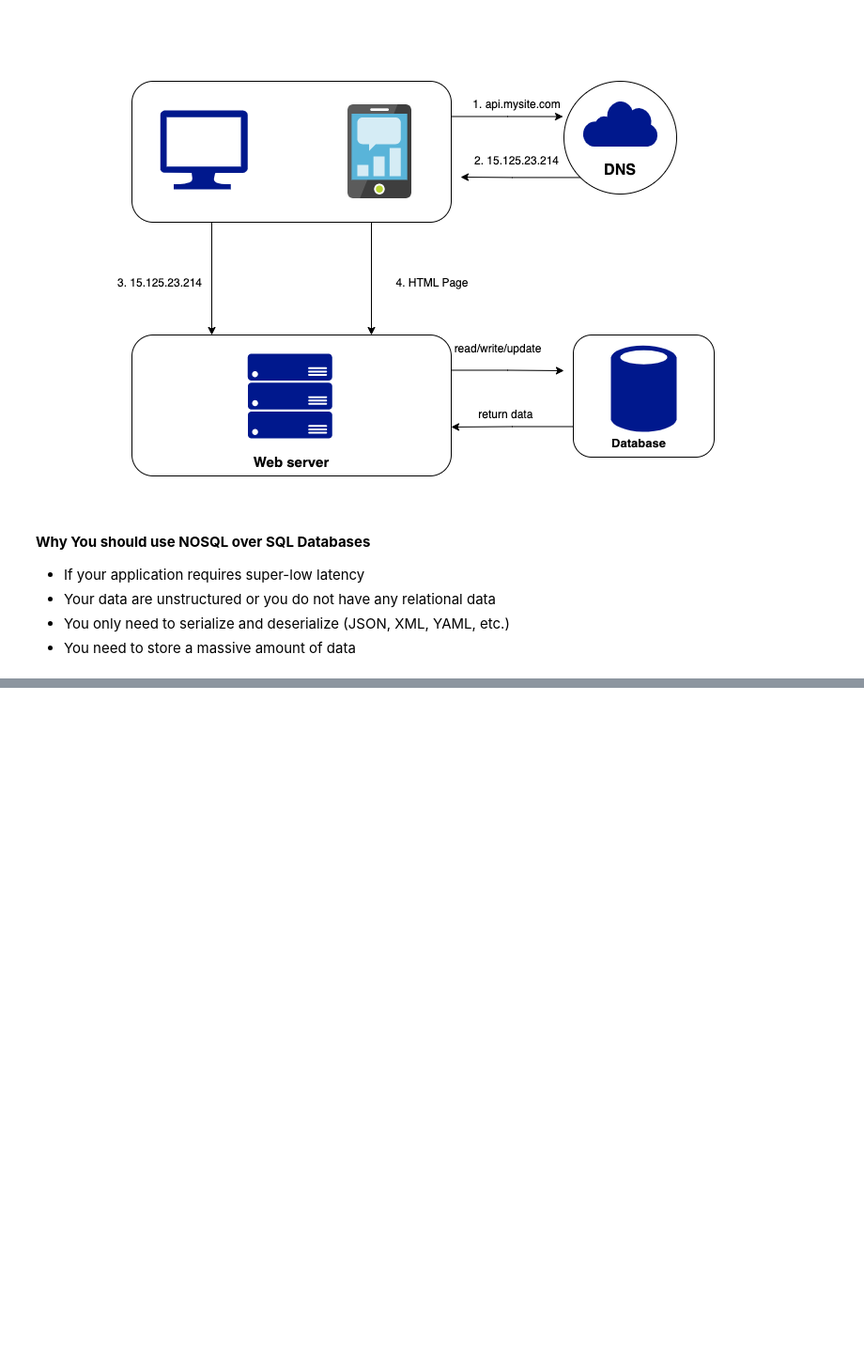
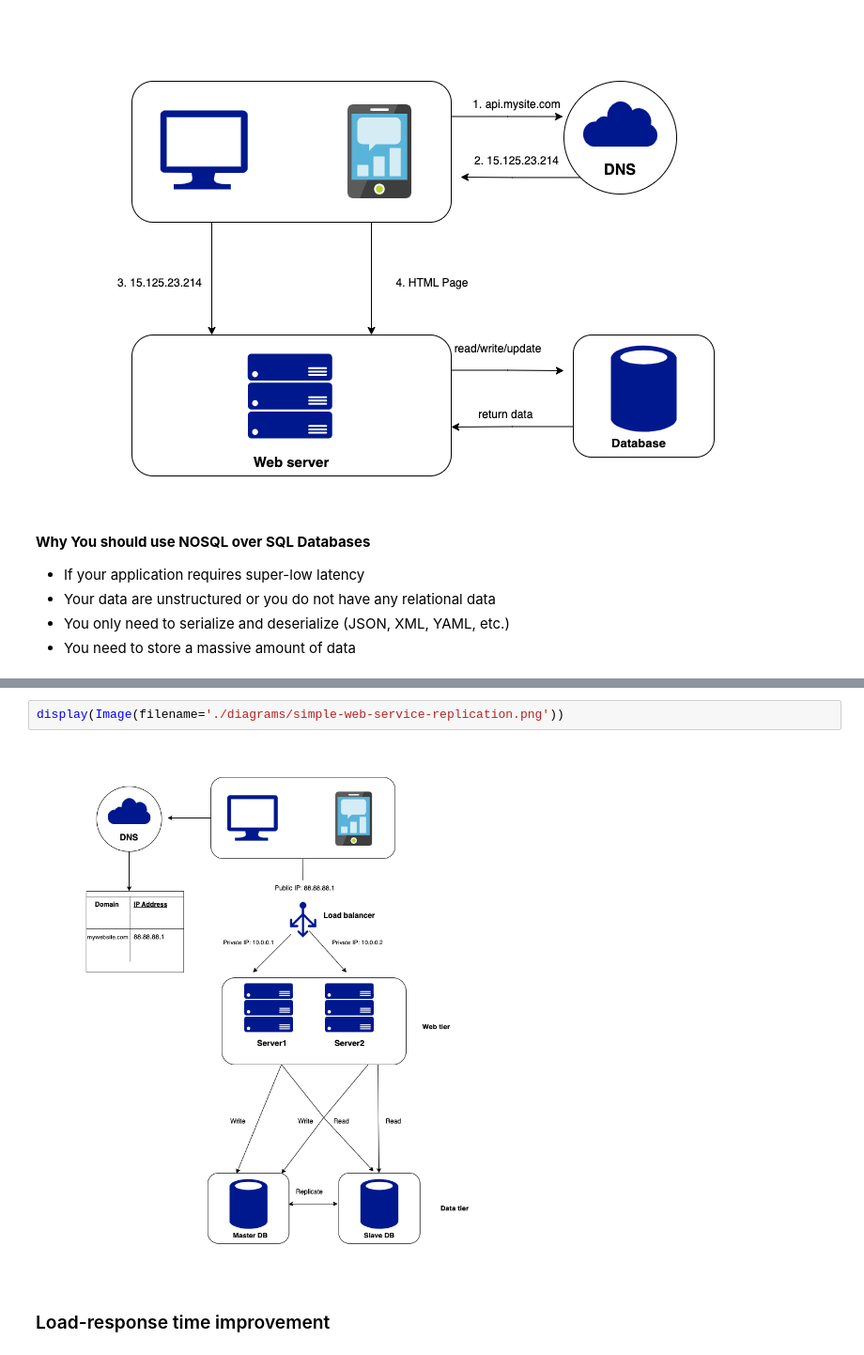
Before and after one commit to nebanat/system-design-doctrina, a Jupyter notebook: generic_web/notes.ipynb, the cells around one changed output, grey strips where cells are left out. Shown at 94% size. Drawn from its saved outputs; the diff is of its cells as text; blank space fills up the shorter version.

```diff
--- a/generic_web/notes.ipynb
+++ b/generic_web/notes.ipynb
@@ -24,0 +111,6 @@ display(Image(filename='./diagrams/simple-web-service.png'))
+# %%
+display(Image(filename='./diagrams/simple-web-service-replication.png'))
+# %% [output]
+[figure, added]
+# %% [markdown]
+### Load-response time improvement
```
Also changed, not shown: parts of 14 cells of this notebook, 4 other files.
